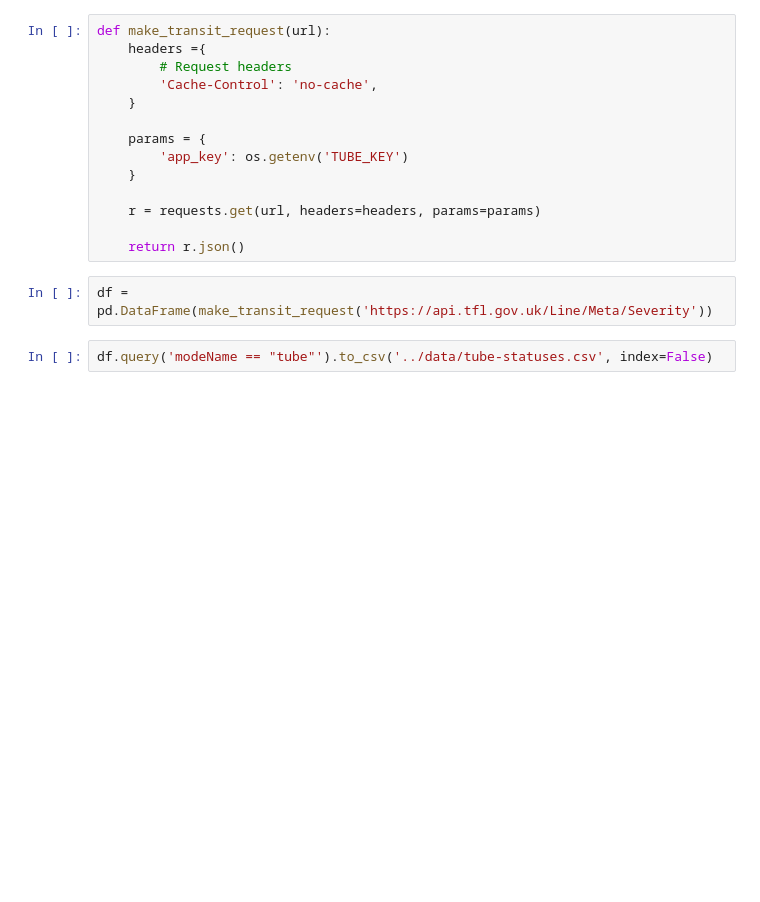
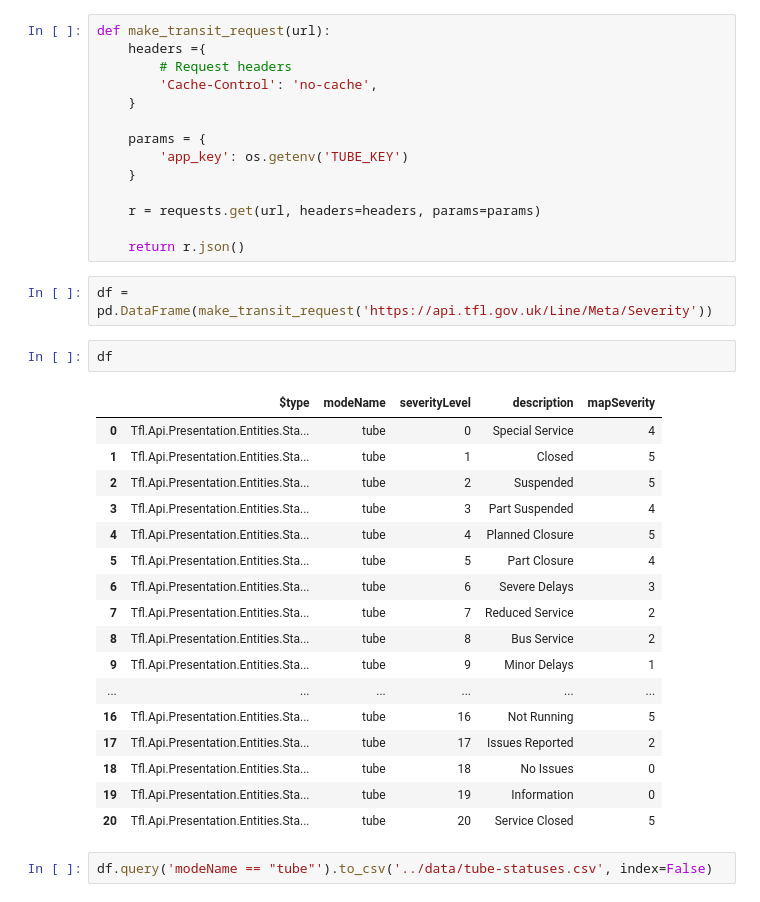
Before and after one commit to declanrjb/tube-map, a Jupyter notebook: notebooks/explore-data.ipynb, the cells around one changed output. Drawn from its saved outputs; the diff is of its cells as text; blank space fills up the shorter version.

```diff
--- a/notebooks/explore-data.ipynb
+++ b/notebooks/explore-data.ipynb
@@ -26,6 +26,26 @@ def make_transit_request(url):
     return r.json()
 # %%
 df = pd.DataFrame(make_transit_request('https://api.tfl.gov.uk/Line/Meta/Severity'))
+# %%
+df
+# %% [output]
+|  | $type | modeName | severityLevel | description | mapSeverity |
+| 0 | Tfl.Api.Presentation.Entities.Sta... | tube | 0 | Special Service | 4 |
+| 1 | Tfl.Api.Presentation.Entities.Sta... | tube | 1 | Closed | 5 |
+| 2 | Tfl.Api.Presentation.Entities.Sta... | tube | 2 | Suspended | 5 |
+| 3 | Tfl.Api.Presentation.Entities.Sta... | tube | 3 | Part Suspended | 4 |
+| 4 | Tfl.Api.Presentation.Entities.Sta... | tube | 4 | Planned Closure | 5 |
+| 5 | Tfl.Api.Presentation.Entities.Sta... | tube | 5 | Part Closure | 4 |
+| 6 | Tfl.Api.Presentation.Entities.Sta... | tube | 6 | Severe Delays | 3 |
+| 7 | Tfl.Api.Presentation.Entities.Sta... | tube | 7 | Reduced Service | 2 |
+| 8 | Tfl.Api.Presentation.Entities.Sta... | tube | 8 | Bus Service | 2 |
+| 9 | Tfl.Api.Presentation.Entities.Sta... | tube | 9 | Minor Delays | 1 |
+| ... | ... | ... | ... | ... | ... |
+| 16 | Tfl.Api.Presentation.Entities.Sta... | tube | 16 | Not Running | 5 |
+| 17 | Tfl.Api.Presentation.Entities.Sta... | tube | 17 | Issues Reported | 2 |
+| 18 | Tfl.Api.Presentation.Entities.Sta... | tube | 18 | No Issues | 0 |
+| 19 | Tfl.Api.Presentation.Entities.Sta... | tube | 19 | Information | 0 |
+| 20 | Tfl.Api.Presentation.Entities.Sta... | tube | 20 | Service Closed | 5 |
 # %%
 df.query('modeName == "tube"').to_csv('../data/tube-statuses.csv', index=False)
 # %%
```
Also changed, not shown: 3 other files.
